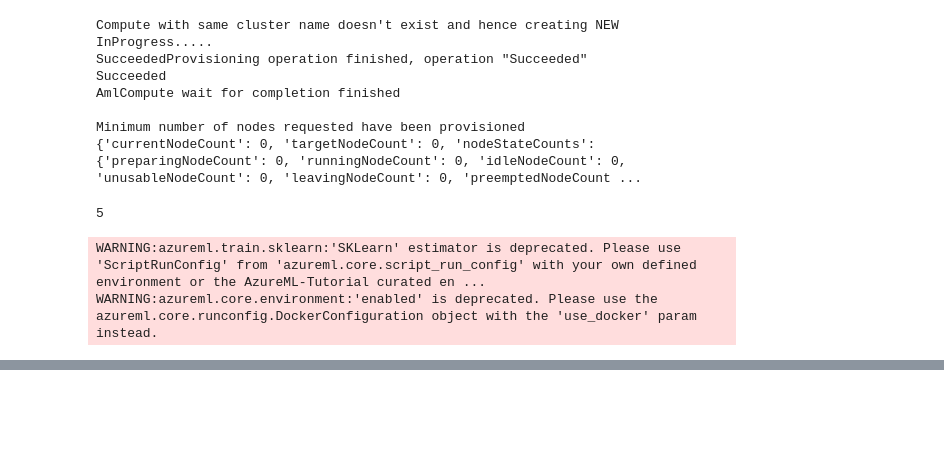
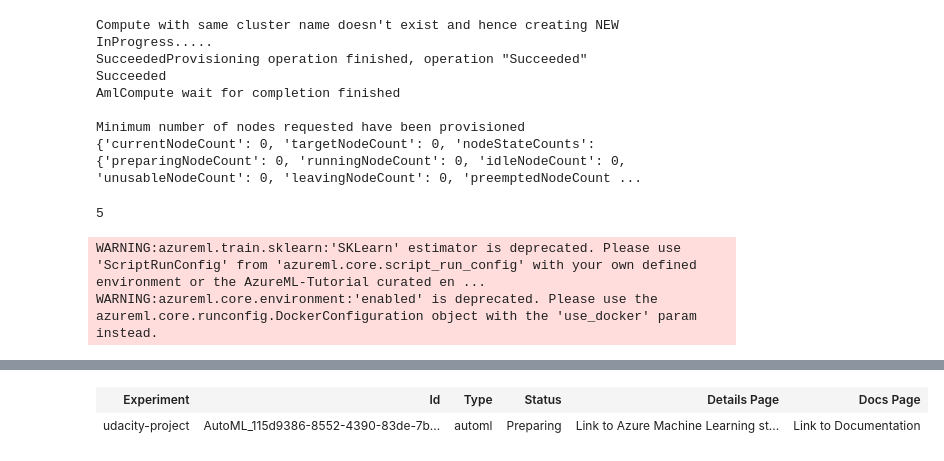
Before and after one commit to arnavkundu/Optimizing-MLPipeline-in-Azure, a Jupyter notebook: udacity-project.ipynb, the cells around one changed output, grey strips where cells are left out. Saved outputs shown, nothing was run; the diff lists cells and outputs as text; code cells hidden in the pictures; blank space fills up the shorter version.

```diff
--- a/udacity-project.ipynb
+++ b/udacity-project.ipynb
@@ -126,6 +146,7 @@ from azureml.data.dataset_factory import TabularDatasetFactory
 # "https://automlsamplenotebookdata.blob.core.windows.net/automl-sample-notebook-data/bankmarketing_train.csv"
 
 ### YOUR CODE HERE ###
+ds = TabularDatasetFactory.from_delimited_files("https://automlsamplenotebookdata.blob.core.windows.net/automl-sample-notebook-data/bankmarketing_train.csv")
 # %%
 from train import clean_data
 
@@ -140,12 +161,16 @@ from azureml.train.automl import AutoMLConfig
 # Azure tenant, which will incur personal costs.
 automl_config = AutoMLConfig(
     experiment_timeout_minutes=30,
-    task=,
-    primary_metric=,
-    training_data=,
-    label_column_name=,
-    n_cross_validations=)
+    task='classification',
+    primary_metric='AUC_weighted',
+    training_data=ds,
+    label_column_name='y',
+    n_cross_validations=4)
 # %%
 # Submit your automl run
 
 ### YOUR CODE HERE ###
+automl_run = exp.submit(automl_config, show_output = False)
+from azureml.widgets import RunDetails
+RunDetails(automl_run).show()
+# %% [output]
@@ -152,3 +178,5 @@ automl_config = AutoMLConfig(
+| Experiment | Id | Type | Status | Details Page | Docs Page |
+| udacity-project | AutoML_115d9386-8552-4390-83de-7b... | automl | Preparing | Link to Azure Machine Learning st... | Link to Documentation |
 # %%
 # Retrieve and save your best automl model.
 
```
Also changed, not shown: parts of 4 cells of this notebook.
